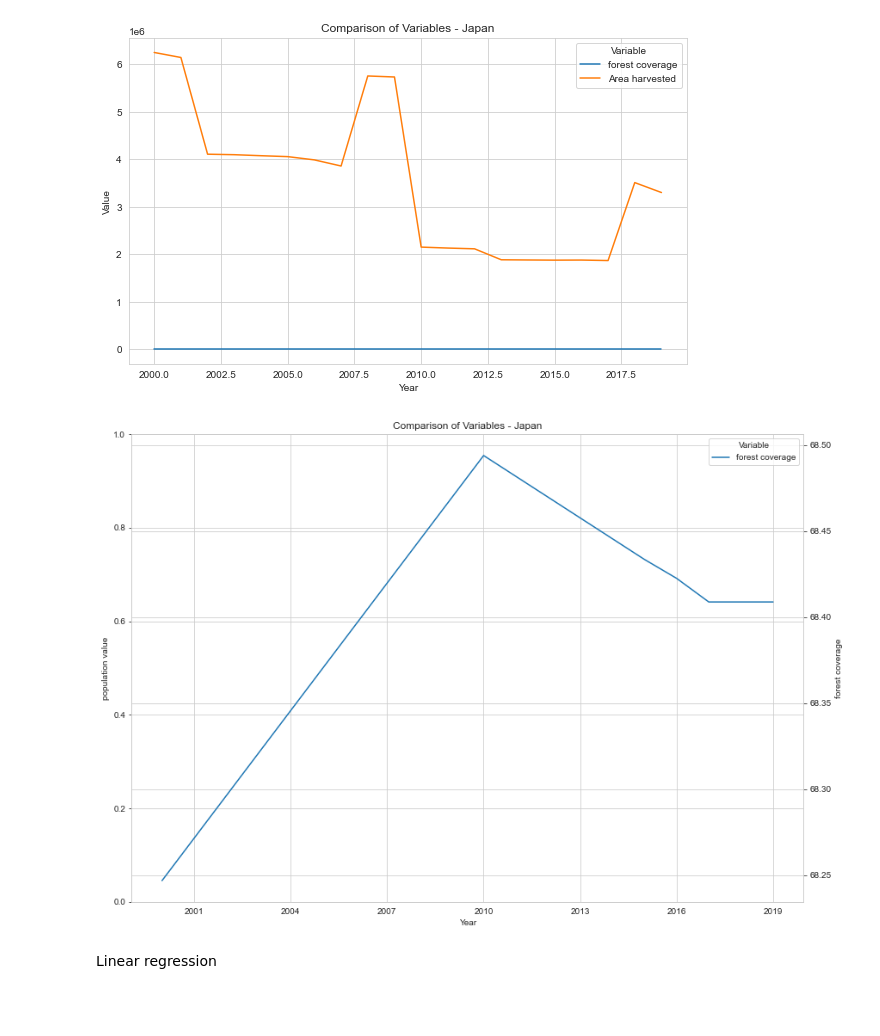
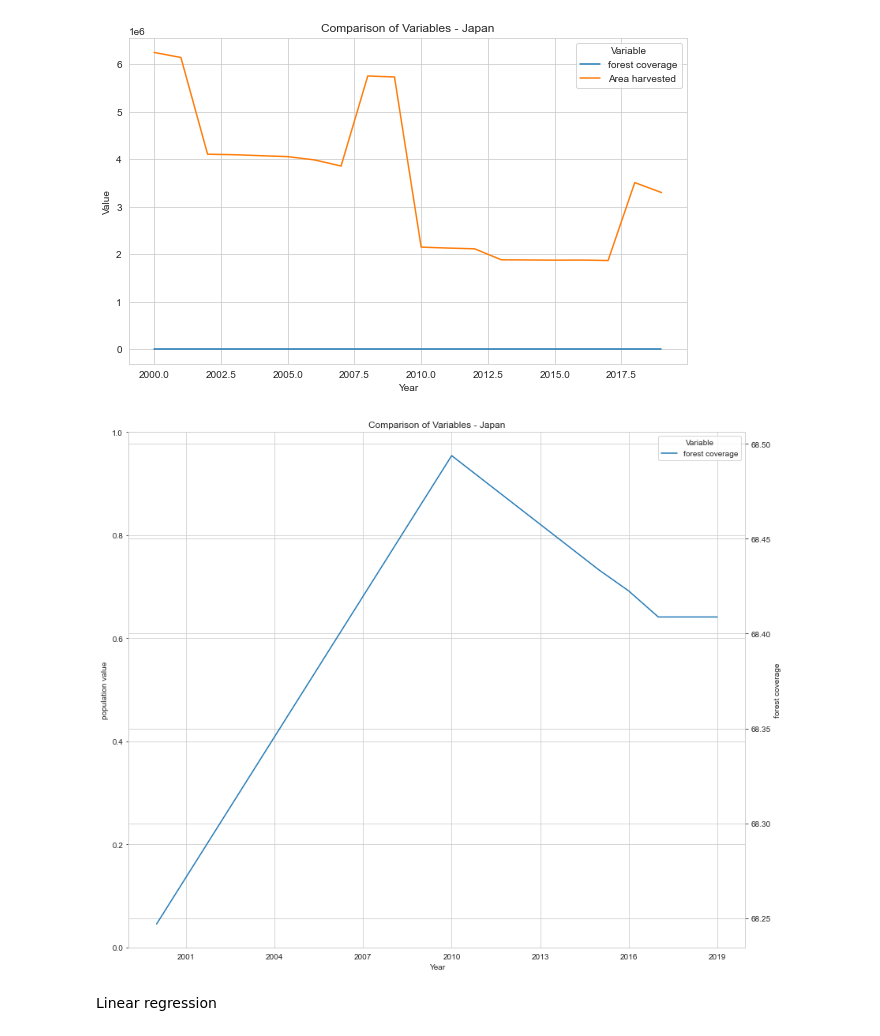
Before and after one commit to BoSuto/Specialist-Certificate-in-Data-Analytics-Essential-Jan-2023, a Jupyter notebook: Project_May_2023.ipynb, the cells around one changed output. Drawn from its saved outputs; the diff is of its cells as text; code cells hidden in the pictures; blank space fills up the shorter version.

Commit message:
readjusting linear regression visualizations

```diff
--- a/Project_May_2023.ipynb
+++ b/Project_May_2023.ipynb
@@ -605,35 +605,35 @@ df_Japan_filtered = df_filtered_Japan[['Year'] + columns_to_plot]
 
 
 # Melt the DataFrame to transform it into a long format
 df_long_Japan = df_Japan_filtered.melt('Year', var_name='Variable', value_name='Value')
 
 # Convert 'Value' column to numeric data type
 df_long_Japan['Value'] = pd.to_numeric(df_long_Japan['Value'], errors='coerce')
 
-plt.figure(figsize=(14, 10))
+plt.figure(figsize=(14, 12))
 
 
 # Create a line plot for Variable1 using the primary y-axis
 sns.set_style('whitegrid')
 ax1 = sns.lineplot(data=df_long_Japan[df_long_Japan['Variable'] == 'population value'], x='Year', y='Value', hue='Variable')
 
 # Create a secondary y-axis for Variable2
 ax2 = ax1.twinx()
 sns.lineplot(data=df_long_Japan[df_long_Japan['Variable'] == 'forest coverage'], x='Year', y='Value', hue='Variable', ax=ax2)
 
 # Set the plot title and labels
 plt.title(f"Comparison of Variables - {country_of_interest}")
 ax1.set_xlabel('Year')
 ax1.set_ylabel('population value')
 ax2.set_ylabel('forest coverage')
 
 # Format x-axis tick labels as integers
 ax1.xaxis.set_major_locator(ticker.MaxNLocator(integer=True))
 
 # Show the plot
 plt.show()
 # %% [output]
-[figure, old version]
+[figure, new version]
 # %% [markdown]
 Linear regression
 # %% [markdown]
```
Also changed, not shown: parts of 17 cells of this notebook.
